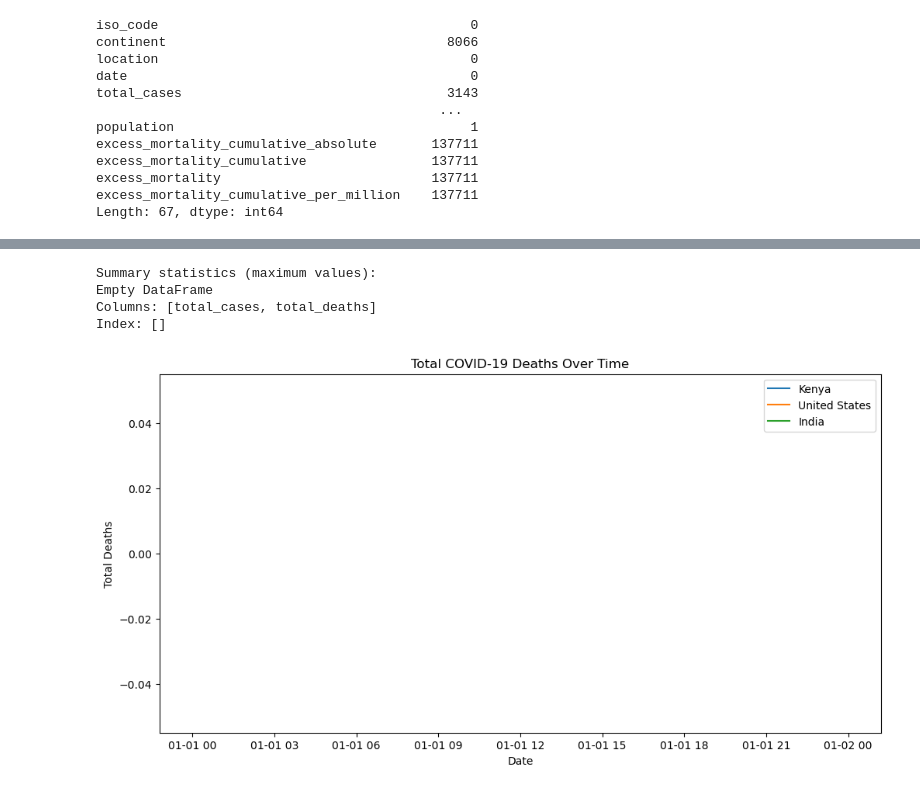
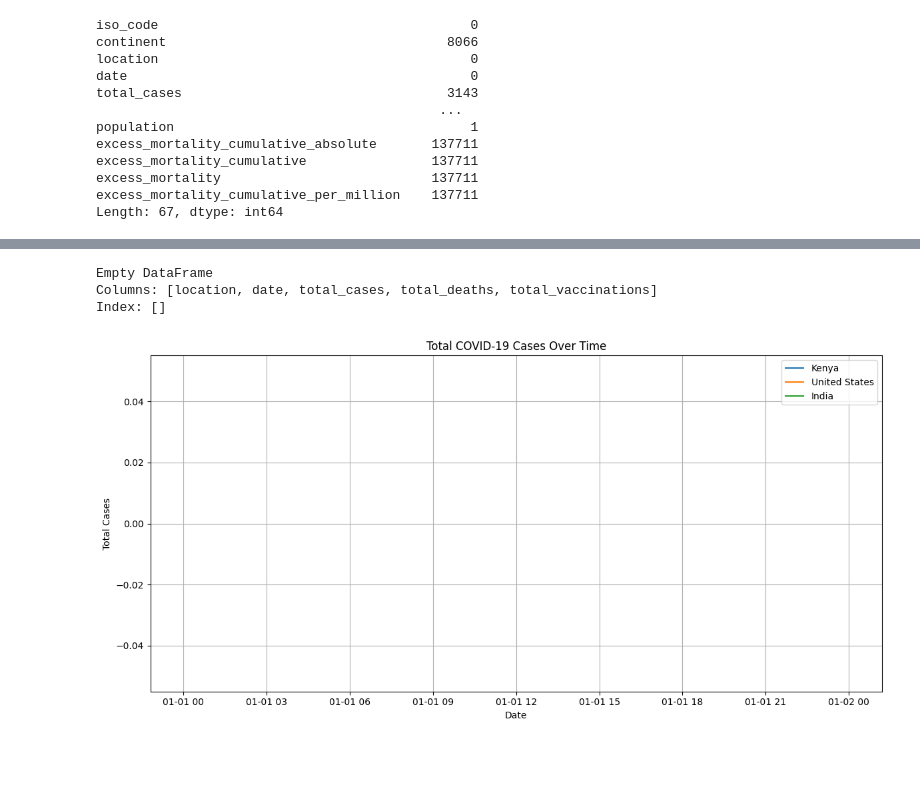
Before and after one commit to iobuyumbi/COVID-19-Global-Data-Tracker, a Jupyter notebook: covid_data_tracker.ipynb, the cells around one changed output, grey strips where cells are left out. Cells and saved outputs as stored; diff of their text form; code cells hidden in the pictures; blank space fills up the shorter version.

Commit message:
The Covid-19 Data Project

```diff
--- a/covid_data_tracker.ipynb
+++ b/covid_data_tracker.ipynb
@@ -96,23 +68,32 @@ plt.show()
-# %%
-# Summary statistics for total cases and total deaths
-summary_stats = df_filtered[['location', 'total_cases', 'total_deaths']].groupby('location').max()
-print("Summary statistics (maximum values):")
-print(summary_stats)
-# %% [output]
-Summary statistics (maximum values):
-Empty DataFrame
-Columns: [total_cases, total_deaths]
-Index: []
-# %%
-# Plot total deaths over time for selected countries
-plt.figure(figsize=(12, 6))
-for country in countries:
-    country_data = df_filtered[df_filtered['location'] == country]
-    plt.plot(country_data['date'], country_data['total_deaths'], label=country)
-plt.title('Total COVID-19 Deaths Over Time')
-plt.xlabel('Date')
-plt.ylabel('Total Deaths')
-plt.legend()
-plt.show()
-# %% [output]
-[figure, removed]
+# %%
+# Drop rows with missing total_cases or total_deaths
+df_filtered = df_filtered.dropna(subset=['total_cases', 'total_deaths'])
+# %%
+# Fill other missing values with 0 (for plotting purposes)
+df_filtered.fillna(0, inplace=True)
+# %%
+# Check the cleaned data
+print(df_filtered[['location', 'date', 'total_cases', 'total_deaths', 'total_vaccinations']].head())
+# %% [output]
+Empty DataFrame
+Columns: [location, date, total_cases, total_deaths, total_vaccinations]
+Index: []
+# %%
+# Step 3: Visualizing Cases & Deaths
+
+# Step 3A: Plot total COVID-19 cases over time
+
+plt.figure(figsize=(12, 6))
+for country in countries:
+    country_data = df_filtered[df_filtered['location'] == country]
+    plt.plot(country_data['date'], country_data['total_cases'], label=country)
+
+plt.title('Total COVID-19 Cases Over Time')
+plt.xlabel('Date')
+plt.ylabel('Total Cases')
+plt.legend()
+plt.grid(True)
+plt.tight_layout()
+plt.show()
+# %% [output]
+[figure, added]
```
Also changed, not shown: parts of 14 cells of this notebook, 3 other files.
